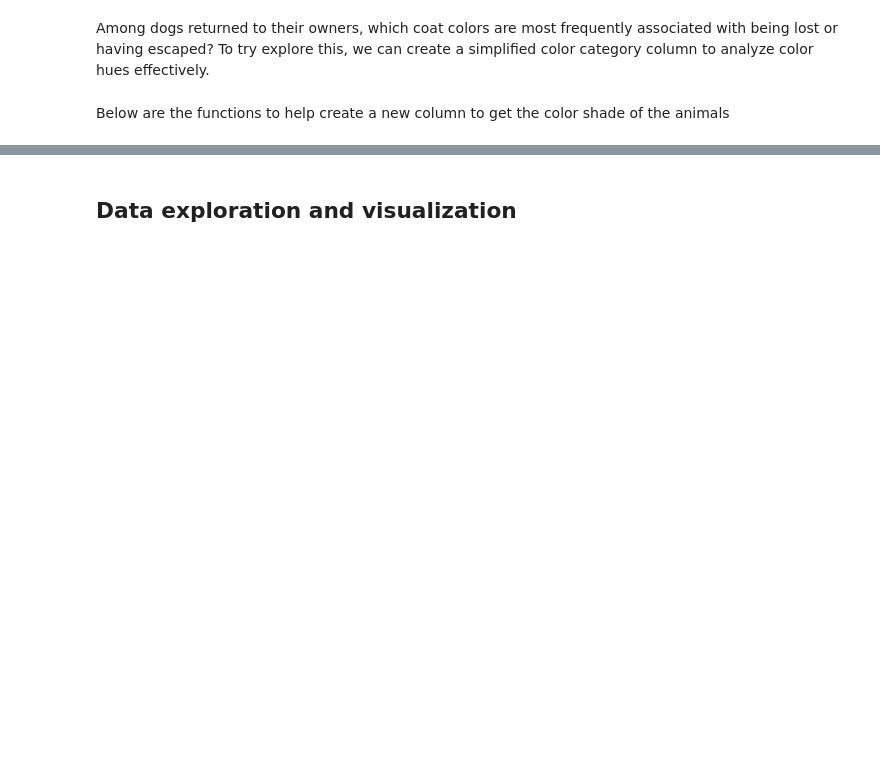
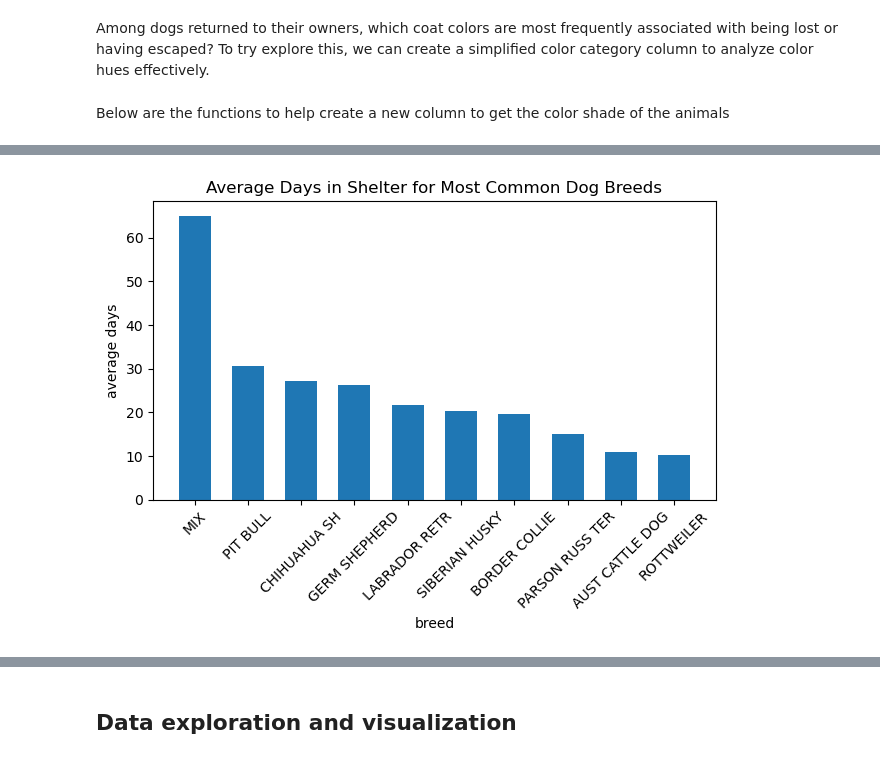
Before and after one commit to dalibug/383_ds_project_1, a Jupyter notebook: sonoma_shelter.ipynb, the cells around one changed output, grey strips where cells are left out. Drawn from its saved outputs; the diff is of its cells as text; code cells hidden in the pictures; blank space fills up the shorter version.

```diff
--- a/sonoma_shelter.ipynb
+++ b/sonoma_shelter.ipynb
@@ -123,0 +168,14 @@ print(dogs_returned[['Name', 'Color', 'Primary Color', 'Primary Shade']].head(10
+# %%
+# Plot 1.2: Most Common Dog breeds by average days in shelter, generalizing mixed breeds
+sorted_dog_avg_days_mix = dog_avg_days_mix.sort_values(ascending=False)
+
+plt.bar(dog_avg_days_mix.index, sorted_dog_avg_days_mix.values, width=0.6)
+plt.title('Average Days in Shelter for Most Common Dog Breeds')
+plt.xlabel('breed')
+plt.xticks(rotation=45)
+plt.ylabel('average days')
+plt.tight_layout()
+plt.savefig('common_dog_breeds_avg_stay.png')
+plt.show()
+# %% [output]
+[figure, added]
```
Also changed, not shown: parts of 20 cells of this notebook, 2 other files.
